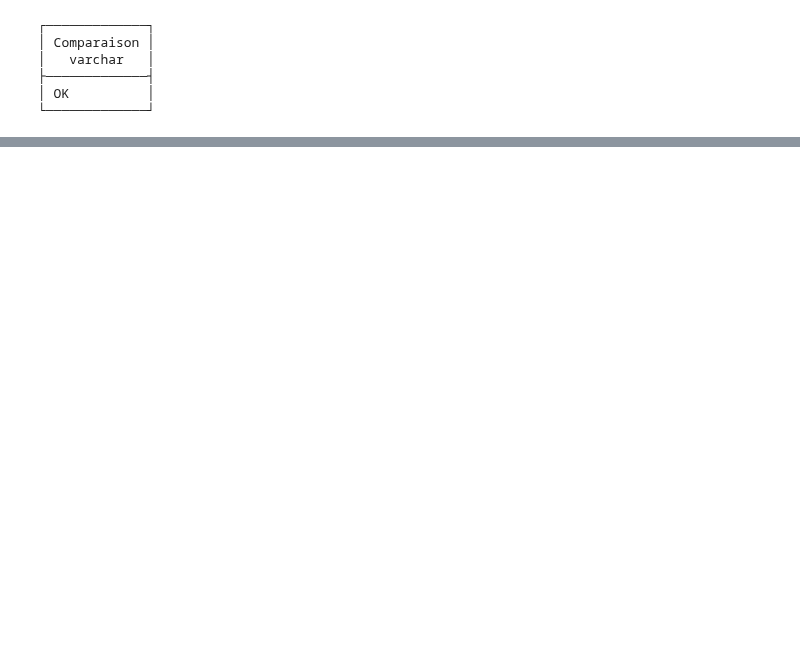
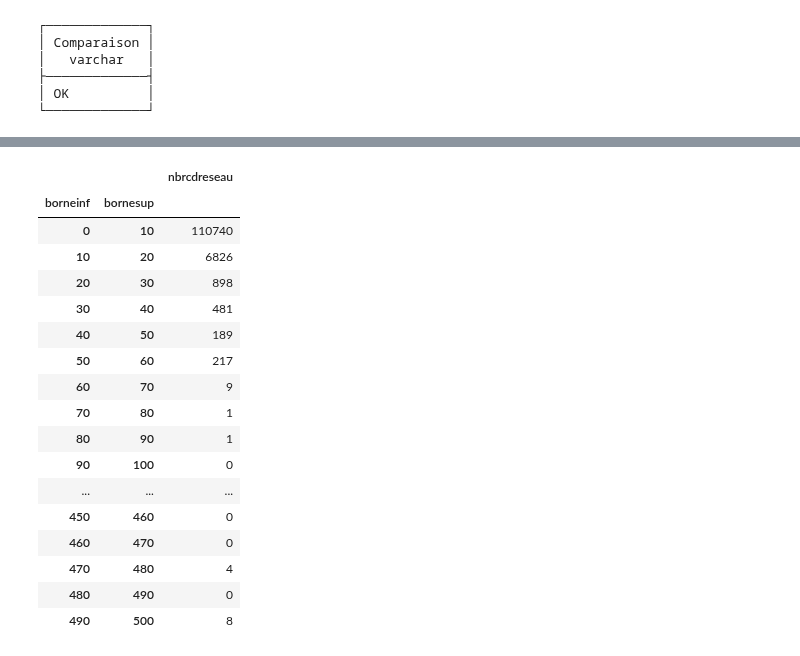
Before and after one commit to dataforgoodfr/13_pollution_eau, a Jupyter notebook: #Tâche 133_explo_design.ipynb, the cells around one changed output, grey strips where cells are left out. Cells and saved outputs as stored; diff of their text form; code cells hidden in the pictures; blank space fills up the shorter version.

```diff
--- a/#Tâche 133_explo_design.ipynb
+++ b/#Tâche 133_explo_design.ipynb
@@ -304,0 +329,39 @@ test_result
+# %%
+# Nombre d'UDI par tranche de sous catégorie de résultat à afficher
+query_nb_udi_par_sous_catégorie_de_resultat = """
+WITH
+plage AS (
+    SELECT a.borneinf, a.borneinf + 10 AS bornesup
+    FROM generate_series(0, 490, 10) AS a(borneinf))
+
+SELECT borneinf, bornesup, COUNT(cdreseau) AS nbrcdreseau
+FROM plage AS pl
+LEFT JOIN souscat_resultat_par_udi AS sc
+ON sc.nbsous_cat >=pl.borneinf
+    AND sc.nbsous_cat <=pl.bornesup
+GROUP BY borneinf, bornesup
+ORDER BY borneinf
+"""
+
+nb_udi_par_sous_catégorie_de_resultat = con.sql(query_nb_udi_par_sous_catégorie_de_resultat).df()
+nb_udi_par_sous_catégorie_de_resultat.set_index(["borneinf", "bornesup"], inplace=True)
+nb_udi_par_sous_catégorie_de_resultat
+# %% [output]
+|  |  | nbrcdreseau |
+| borneinf | bornesup |  |
+| 0 | 10 | 110740 |
+| 10 | 20 | 6826 |
+| 20 | 30 | 898 |
+| 30 | 40 | 481 |
+| 40 | 50 | 189 |
+| 50 | 60 | 217 |
+| 60 | 70 | 9 |
+| 70 | 80 | 1 |
+| 80 | 90 | 1 |
+| 90 | 100 | 0 |
+| ... | ... | ... |
+| 450 | 460 | 0 |
+| 460 | 470 | 0 |
+| 470 | 480 | 4 |
+| 480 | 490 | 0 |
+| 490 | 500 | 8 |
```
Also changed, not shown: parts of 9 cells of this notebook.
